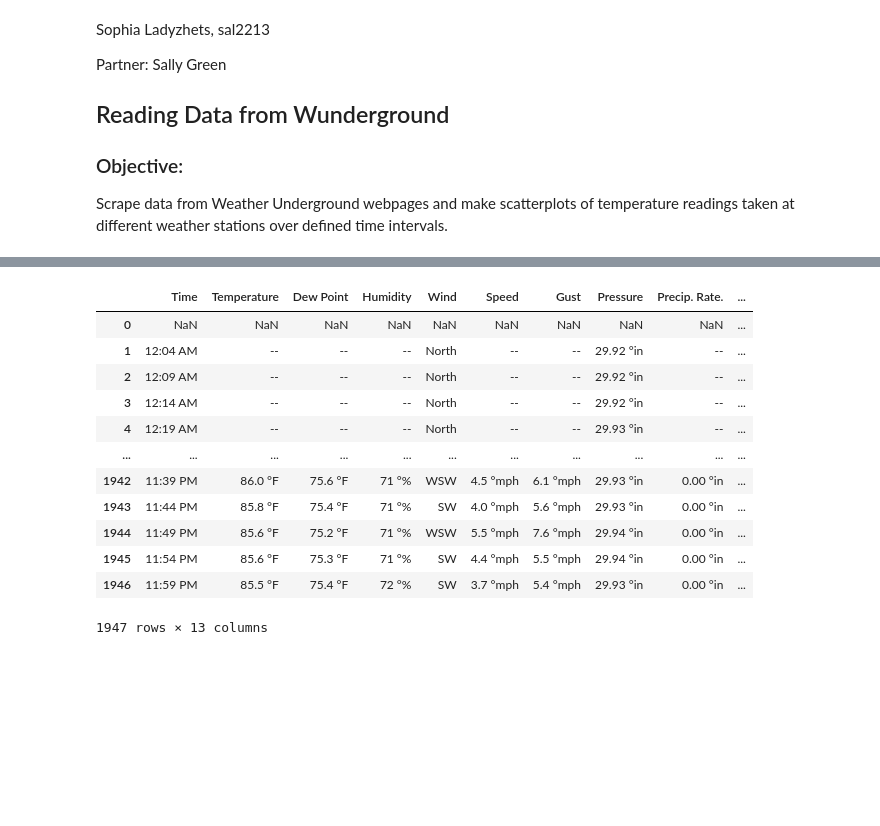
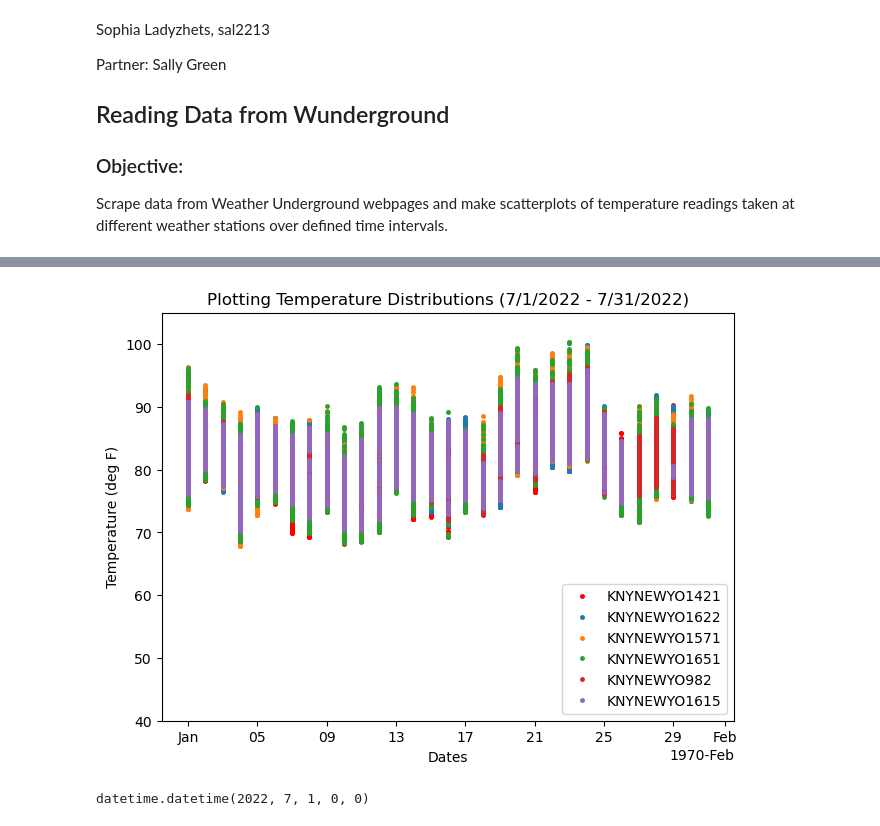
Before and after one commit to soph-loaf/aht_project, a Jupyter notebook: PreprocessingWUData_SAL.ipynb, the cells around one changed output, grey strips where cells are left out. Cells and saved outputs as stored; diff of their text form; code cells hidden in the pictures; blank space fills up the shorter version.

```diff
--- a/PreprocessingWUData_SAL.ipynb
+++ b/PreprocessingWUData_SAL.ipynb
@@ -64,21 +91,0 @@ def conv_temp(temperature):
-# %%
-#load data from csv file into pandas dataframe
-data_343 = pd.read_csv('../aht_project/KNYNEWYO343_wunderground_2021-07-01_2021-07-07.csv')
-data_1421 = pd.read_csv('../aht_project/KNYNEWYO1421_wunderground_2021-07-01_2021-07-07.csv')
-data_1238 = pd.read_csv('../aht_project/KNYNEWYO1238_wunderground_2021-07-01_2021-07-07.csv')
-
-#data_1238
-# %% [output]
-|  | Time | Temperature | Dew Point | Humidity | Wind | Speed | Gust | Pressure | Precip. Rate. | ... |
-| 0 | NaN | NaN | NaN | NaN | NaN | NaN | NaN | NaN | NaN | ... |
-| 1 | 12:04 AM | -- | -- | -- | North | -- | -- | 29.92 °in | -- | ... |
-| 2 | 12:09 AM | -- | -- | -- | North | -- | -- | 29.92 °in | -- | ... |
-| 3 | 12:14 AM | -- | -- | -- | North | -- | -- | 29.92 °in | -- | ... |
-| 4 | 12:19 AM | -- | -- | -- | North | -- | -- | 29.93 °in | -- | ... |
-| ... | ... | ... | ... | ... | ... | ... | ... | ... | ... | ... |
-| 1942 | 11:39 PM | 86.0 °F | 75.6 °F | 71 °% | WSW | 4.5 °mph | 6.1 °mph | 29.93 °in | 0.00 °in | ... |
-| 1943 | 11:44 PM | 85.8 °F | 75.4 °F | 71 °% | SW | 4.0 °mph | 5.6 °mph | 29.93 °in | 0.00 °in | ... |
-| 1944 | 11:49 PM | 85.6 °F | 75.2 °F | 71 °% | WSW | 5.5 °mph | 7.6 °mph | 29.94 °in | 0.00 °in | ... |
-| 1945 | 11:54 PM | 85.6 °F | 75.3 °F | 71 °% | SW | 4.4 °mph | 5.5 °mph | 29.94 °in | 0.00 °in | ... |
-| 1946 | 11:59 PM | 85.5 °F | 75.4 °F | 72 °% | SW | 3.7 °mph | 5.4 °mph | 29.93 °in | 0.00 °in | ... |
-1947 rows × 13 columns
@@ -93,0 +124,45 @@ T_1421 = conv_temp(list(data_1421['Temperature']))
+# %%
+#making a scatter plot while omitting nan values
+#defined custom y-range in order to avoid plotting zeroes
+fig = plt.figure(constrained_layout = True)
+ax = plt.gca()
+
+# base = datetime.datetime(2022, 7, 1)
+# dates = np.array([base + datetime.timedelta(hours=(1.0 * i))
+#                   for i in range(732)])
+# N = len(dates)
+# y = np.zeros(N)
+# # np.random.seed(19680801)
+# # y = np.cumsum(np.random.randn(N))
+# # fig, ax = plt.subplots(constrained_layout=True)
+# ax.plot(dates, y)
+# ax.set_title('Concise Date Formatter')
+
+# ax.xaxis.set_major_formatter(mdates.DateFormatter("%Y-%m-%d"))
+# ax.xaxis.set_major_formatter(mdates.DateFormatter("%d"))
+# ax.xaxis.set_major_locator(mdates.DayLocator())
+locator = mdates.AutoDateLocator()
+formatter = mdates.ConciseDateFormatter(locator)
+ax.xaxis.set_major_locator(locator)
+ax.xaxis.set_major_formatter(formatter)
+ax.plot(x_1421, T_1421, 'or', markersize=2.5, label='KNYNEWYO1421')
+ax.plot(x_1622, T_1622, 'o', markersize=2.5, label='KNYNEWYO1622')
+ax.plot(x_1571, T_1571, 'o', markersize=2.5, label='KNYNEWYO1571')
+ax.plot(x_1651, T_1651, 'o', markersize=2.5, label='KNYNEWYO1651')
+ax.plot(x_982, T_982, 'o', markersize=2.5, label='KNYNEWYO982')
+ax.plot(x_1615, T_1615, 'o', markersize=2.5, label='KNYNEWYO1615')
+ax.set_xlabel("Dates")
+ax.set_ylabel("Temperature (deg F)")
+ax.set_ylim([40.0, 105.0])
+ax.set_title('Plotting Temperature Distributions (7/1/2022 - 7/31/2022)')
+plt.legend(loc='lower right')
+plt.show()
+# %% [output]
+[figure, added]
+# %%
+x_982[:5]
+
+from datetime import datetime
+datetime.fromisoformat(x_982[0])
+# %% [output]
+datetime.datetime(2022, 7, 1, 0, 0)
```
Also changed, not shown: parts of 9 cells of this notebook, 24 other files.
